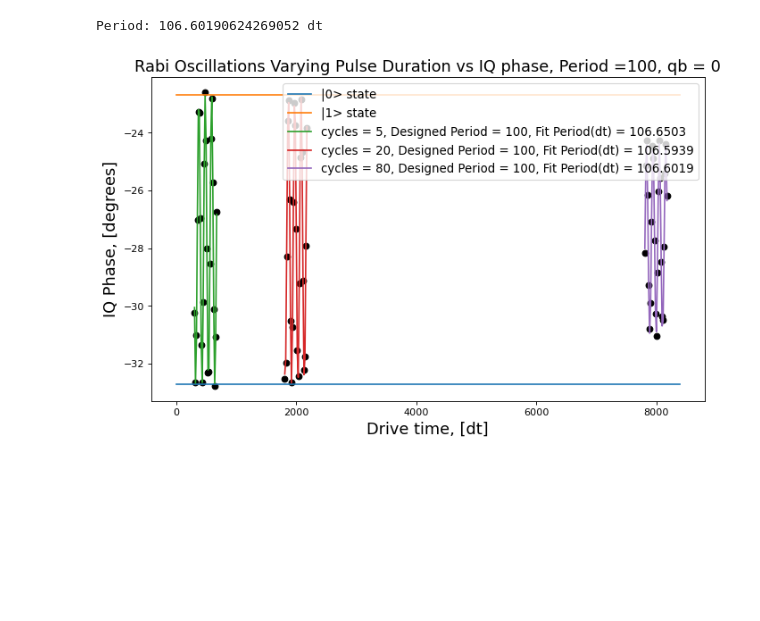
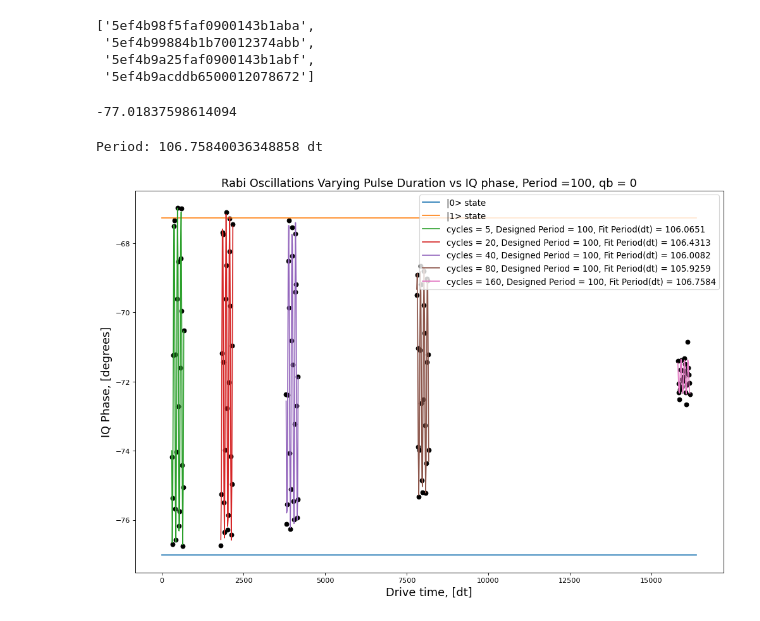
Before and after one commit to noahberthusen/Benewop-benchmarking, a Jupyter notebook: Benewop.ipynb, the cells around one changed output. Saved outputs shown, nothing was run; the diff lists cells and outputs as text; code cells hidden in the pictures; blank space fills up the shorter version.

Commit message:
fixed benewop benchmark

```diff
--- a/Benewop.ipynb
+++ b/Benewop.ipynb
@@ -105,11 +105,11 @@ print(drive_sigma)
 for cycle in cycles:
     drive_duration = period*cycle
     center_meas = get_closest_multiple_of_16(cycle*period)
-    print(center_meas)
-    num_points_per_period = int(period/16)
+    datapoints_per_period = 6
+    data_separation = period // datapoints_per_period
 
-    drive_times = range(center_meas - (cycles_to_plot//2)*num_points_per_period*16,
-                        center_meas + (cycles_to_plot//2)*num_points_per_period*16,
+    drive_times = range(center_meas - get_closest_multiple_of_16(cycles_to_plot*data_separation*datapoints_per_period/2),
+                        center_meas + get_closest_multiple_of_16(cycles_to_plot*data_separation*datapoints_per_period/2),
                         16)
 
     times = []
@@ -163,21 +188,51 @@ res = job.result(timeout=120)
+# %%
+benewop_jobs
+# %% [output]
+['5ef4b98f5faf0900143b1aba',
+ '5ef4b99884b1b70012374abb',
+ '5ef4b9a25faf0900143b1abf',
+ '5ef4b9acddb6500012078672']
+# %%
+def normalize_results(baseline, values):
+    #  accounts for the differences in IQ angle between jobs and makes all of the jobs align to one job
+    new_values = [x + (baseline - values[-1]) for x in values]
+    new_values.pop()
+    return new_values
+
+all_results = []
+baseline = 0
+for i in range(len(benewop_jobs))[::-1]:
+    job = backend.retrieve_job(benewop_jobs[i])
+    results = job.result(timeout=120)
+
+    one_res = []
+    for j in range(len(batched_experiments[i])):
+        one_res.append(results.get_memory(j)[qb] * scale_factor)
+    one_res = np.angle(one_res, deg=True)
+
+    if  (i == len(benewop_jobs) - 1):
+        baseline = np.angle(results.get_memory(len(batched_experiments[i])-2)[qb] * scale_factor, deg=True)
+    else:
+        one_res = normalize_results(baseline, one_res)
+    all_results[0:0] = one_res
+# %% [output]
+-77.01837598614094
 # %%
 qb_rabi_data = []
 all_params = []
 all_fits = []
 num_experiments = sum([len(x) for x in data_times])
 
-state0 = np.angle(res.get_memory(num_experiments)[qb] * scale_factor, deg=True)
-state1 = np.angle(res.get_memory(num_experiments+1)[qb] * scale_factor, deg=True)
-# state0 = np.real(res.get_memory(num_experiments)[qb] * scale_factor)
-# state1 = np.real(res.get_memory(num_experiments+1)[qb] * scale_factor)
+state0 = all_results[len(all_results)-2]
+state1 = all_results[len(all_results)-1]
 
 past_exp = 0
 for i in range(len(cycles)):
     single_period_data = []
     for j in range(len(data_times[i])):
         # Get the results for `qubit` from the ith experiment
-        single_period_data.append(res.get_memory(past_exp+j)[qb]*scale_factor)
-    single_period_data = np.angle(single_period_data, deg=True)
+        single_period_data.append(all_results[past_exp+j])
+
     qb_rabi_data.append(single_period_data)
     past_exp += len(data_times[i])
 
@@ -190,25 +245,25 @@ for i in range(len(cycles)):
     all_fits.append(y_fit)
 # %%
 from matplotlib.pyplot import figure
-figure(num=None, figsize=(10, 6), dpi=80, facecolor='w', edgecolor='k')
+figure(num=None, figsize=(15, 10), dpi=80, facecolor='w', edgecolor='k')
 
 end_plot_time = (period*cycles[-1])+(len(data_times[-1])*16)
 plt.plot([0, end_plot_time],2*[state0],label="|0> state")
 plt.plot([0, end_plot_time],2*[state1],label="|1> state")
 
 for i in range(len(cycles)):
     plt.scatter(data_times[i], qb_rabi_data[i], color='black') # plot real part of Rabi values
     plt.plot(data_times[i], all_fits[i],
-             label="cycles = " + str(cycles[i]) + ", Designed Period = " + str(period) + ", Fit Period(dt) = " + str(np.around(all_params[i][2],decimals=4)))
+    label="cycles = " + str(cycles[i]) + ", Designed Period = " + str(period) + ", Fit Period(dt) = " + str(np.around(all_params[i][2],decimals=4)))
 print(f'Period: {p[2]} dt')
 plt.legend(loc='upper right', fontsize=12)
 plt.xlabel('Drive time, [dt]', fontsize=16)
 plt.ylabel('IQ Phase, [degrees]', fontsize=16)
 plt.title("Rabi Oscillations Varying Pulse Duration vs IQ phase, Period =" + str(period) + ", qb = " + str(qb), fontsize=16)
 plt.show()
 # %% [output]
-Period: 106.60190624269052 dt
+Period: 106.75840036348858 dt
-[figure, old version]
+[figure, new version]
 # %%
 for i in range(len(cycles)):
     print(f'{np.max(qb_rabi_data[i])-np.min(qb_rabi_data[i])}')
```
Also changed, not shown: parts of 9 cells of this notebook, 2 other files.
